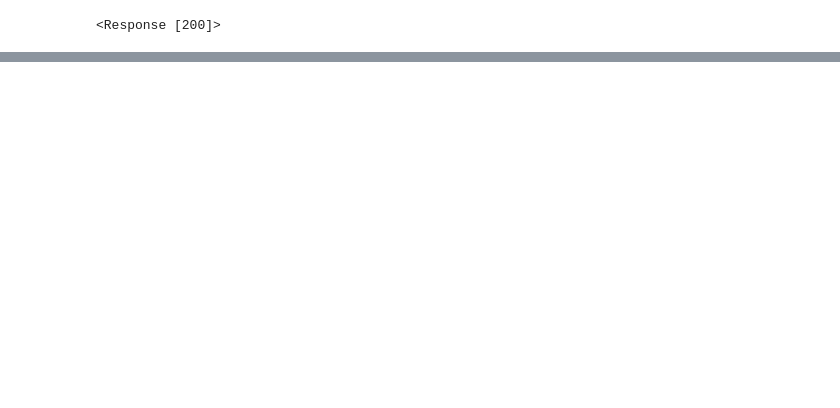
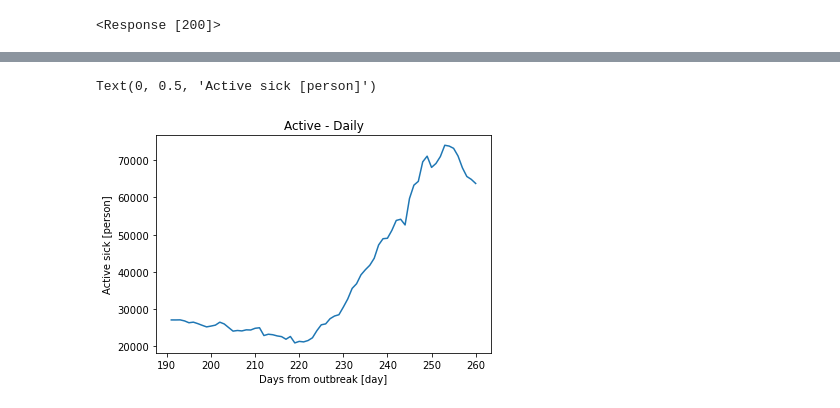
Before and after one commit to matan2050/IP-Research, a Jupyter notebook: COVID-API.ipynb, the cells around one changed output, grey strips where cells are left out. Cells and saved outputs as stored; diff of their text form; code cells hidden in the pictures; blank space fills up the shorter version.

```diff
--- a/COVID-API.ipynb
+++ b/COVID-API.ipynb
@@ -179,0 +201,2 @@ plt.plot(conf)
+# %%
+recovered = df_israel.loc[shape[0]-70:shape[0]:,"Recovered"]
@@ -179,0 +218,2 @@ plt.plot(conf)
+# %%
+active = conf - recovered
@@ -179,0 +235,8 @@ plt.plot(conf)
+# %%
+plt.plot(active)
+plt.title("Active - Daily")
+plt.xlabel("Days from outbreak [day]")
+plt.ylabel("Active sick [person]")
+# %% [output]
+Text(0, 0.5, 'Active sick [person]')
+[figure, added]
```
Also changed, not shown: parts of 17 cells of this notebook.
